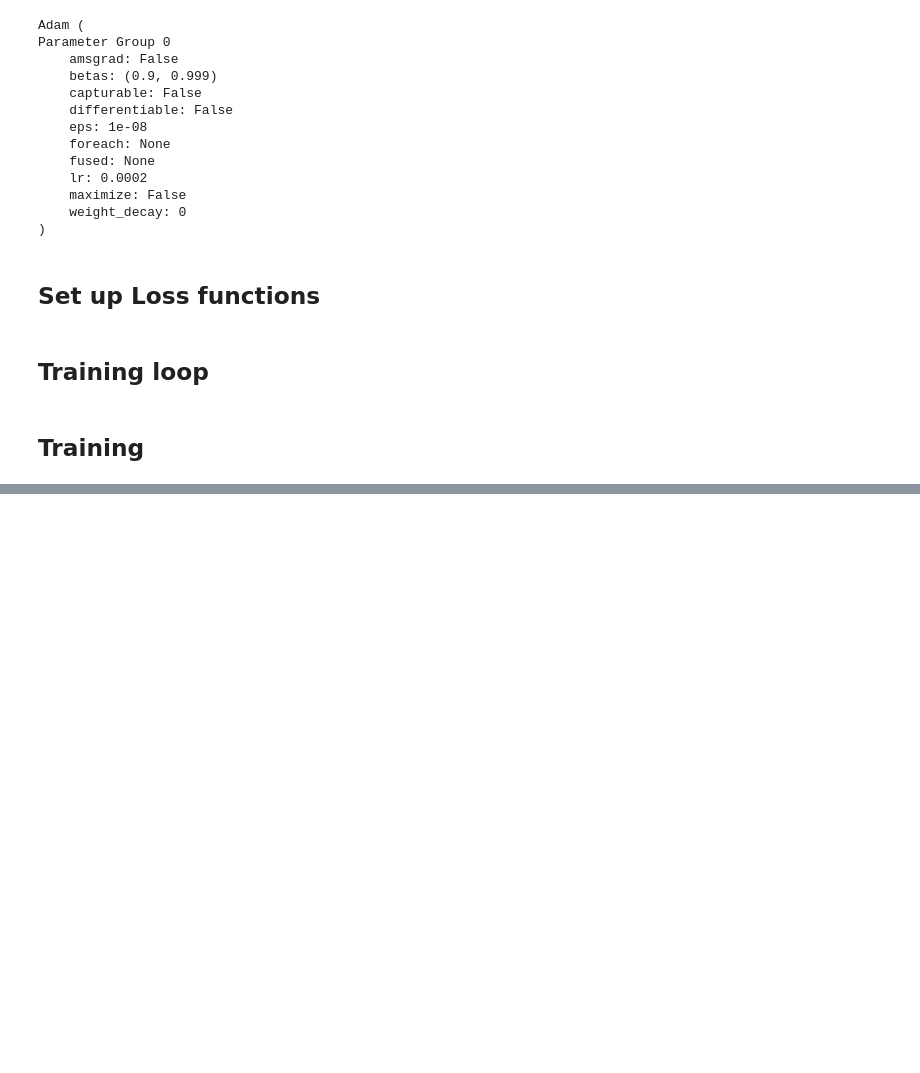
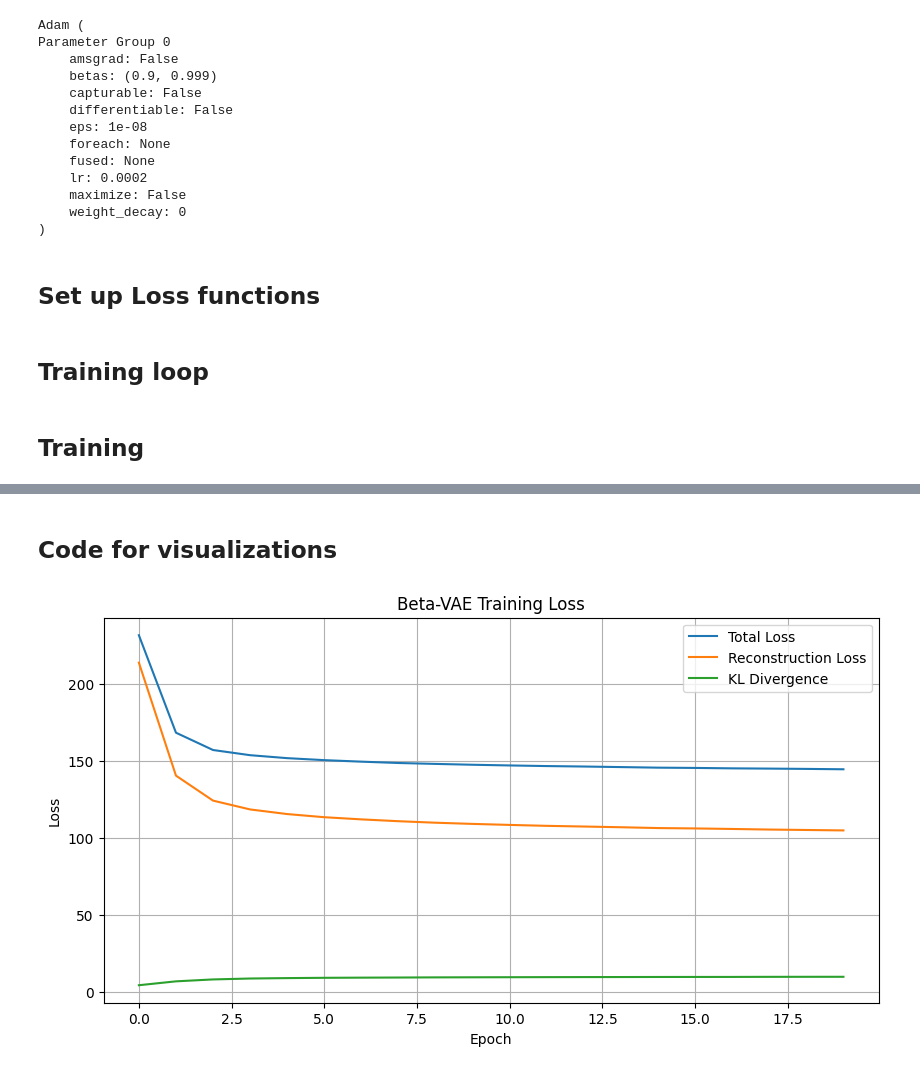
Before and after one commit to ganeshbmc/GenAI_Math, a Jupyter notebook: VAE_Beta.ipynb, the cells around one changed output, grey strips where cells are left out. Saved outputs shown, nothing was run; the diff lists cells and outputs as text; code cells hidden in the pictures; blank space fills up the shorter version.

Commit message:
Kaggle Notebook | VAE_Beta | Version 5

```diff
--- a/VAE_Beta.ipynb
+++ b/VAE_Beta.ipynb
@@ -67,7 +67,7 @@ learning_rate = 0.0002
 # criterion = nn.BCELoss()
 
 # Training params
-num_epochs = 100
+num_epochs = 20
 # %% [markdown]
 ## Prepare data
 # %%
@@ -157,7 +157,7 @@ class BetaVAE(nn.Module):
         h = self.fc_decode(z)
         h = h.view(-1, 128, 4, 4)
         x_hat = self.decoder(h)
-        return x_hat[:, :, 28, 28]    # Crop to MNIST size
+        return x_hat[:, :, :28, :28]    # Crop to MNIST size
 
     def forward(self, x):
         mu, logvar = self.encode(x)
@@ -165,7 +165,7 @@ class BetaVAE(nn.Module):
         x_hat = self.decode(z)
         return x_hat, mu, logvar
 # %%
-model = BetaVAE(latent_dim)
+model = BetaVAE(latent_dim).to(device)
 model
 # %% [output]
 BetaVAE(
@@ -273,0 +293,16 @@ print(f"Training time: {datetime.timedelta(seconds=int(elapsed))} ({elapsed:.2f}
+# %% [markdown]
+## Code for visualizations
+# %%
+# Plot loss curves
+plt.figure(figsize=(10,5))
+plt.plot(losses, label='Total Loss')
+plt.plot(recon_losses, label='Reconstruction Loss')
+plt.plot(kl_divs, label='KL Divergence')
+plt.xlabel("Epoch")
+plt.ylabel("Loss")
+plt.legend()
+plt.title("Beta-VAE Training Loss")
+plt.grid(True)
+plt.show()
+# %% [output]
+[figure, added]
```
Also changed, not shown: parts of 6 cells of this notebook.
